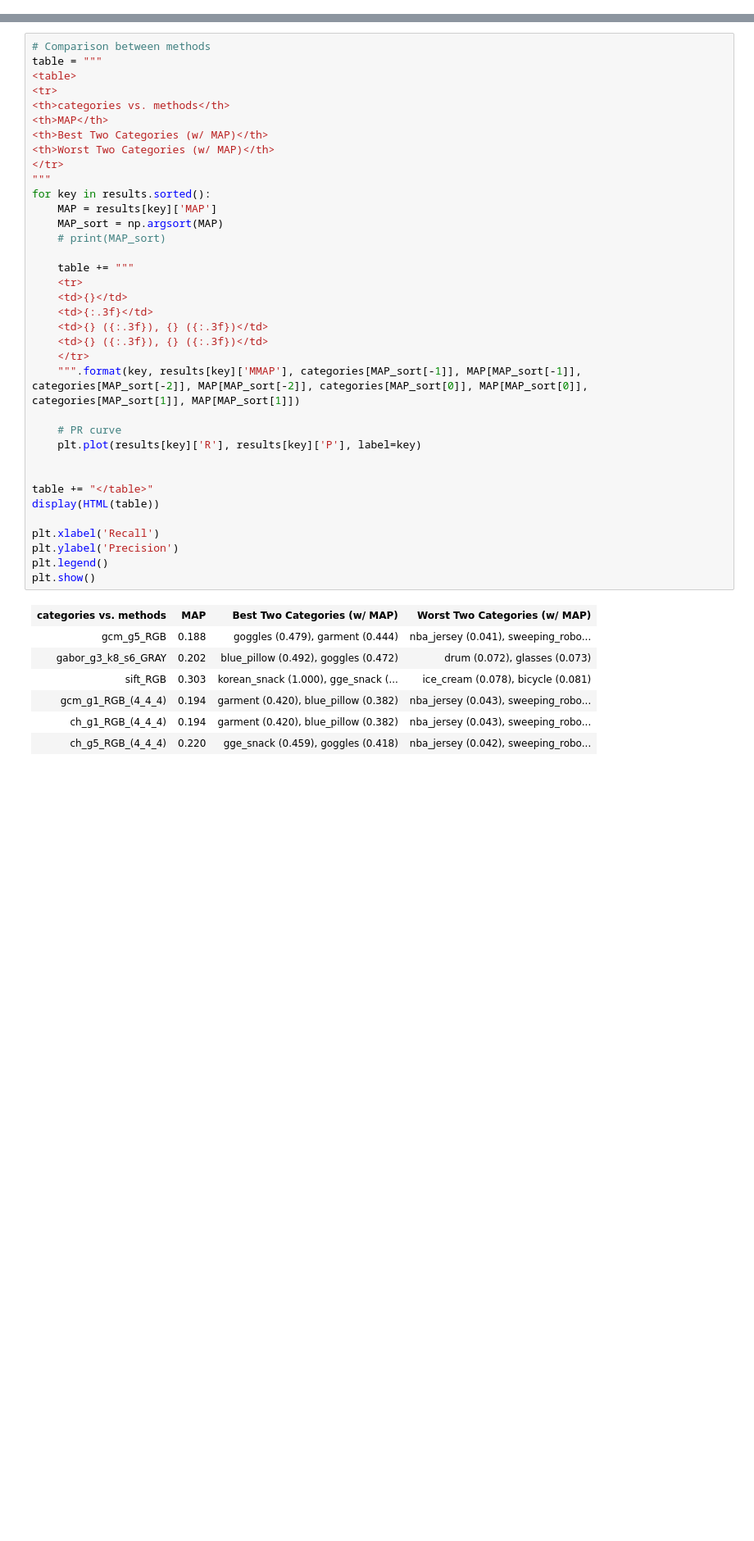
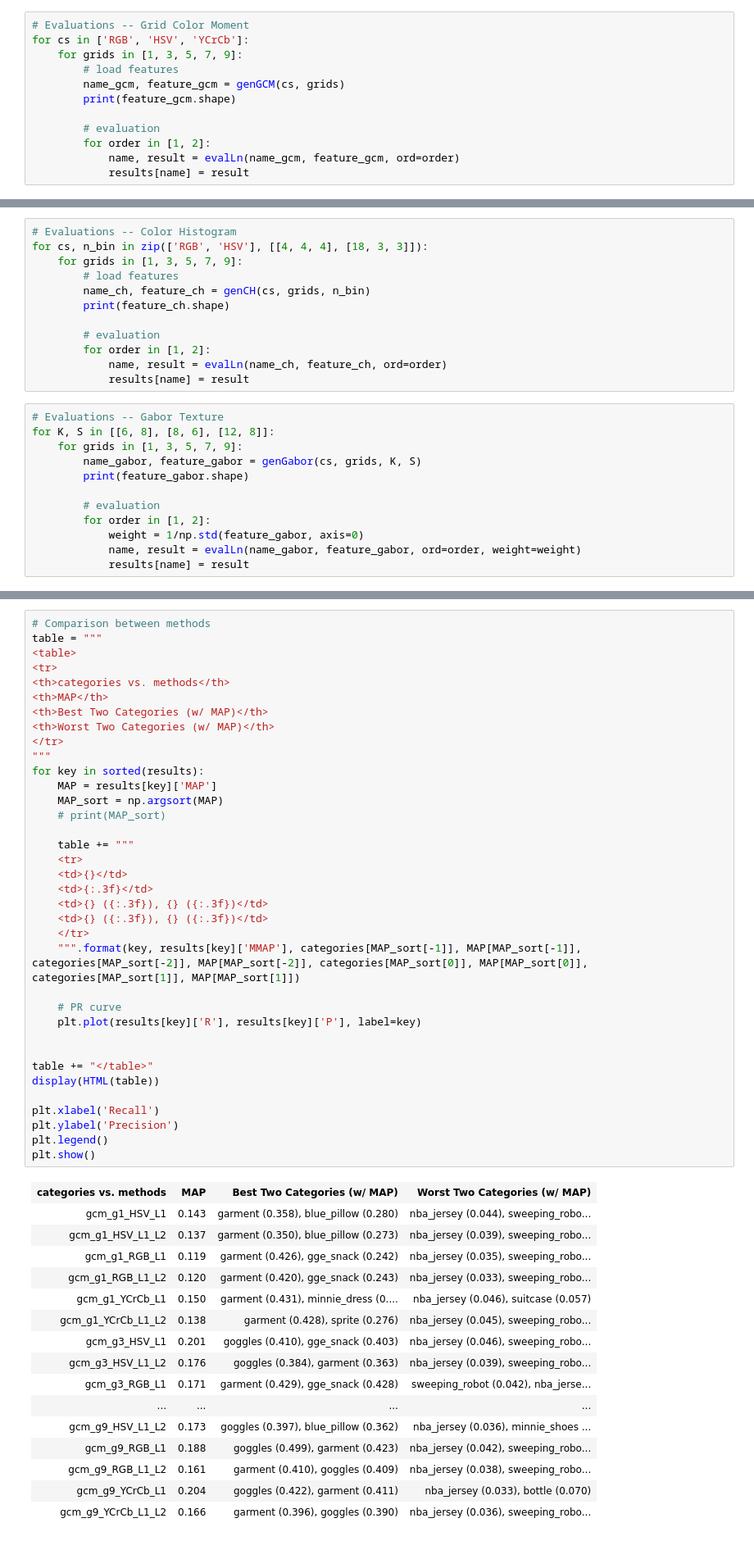
Before and after one commit to y4cj4sul3/Cognitive_Computing_2020, a Jupyter notebook: hw2/hw2.ipynb, the cells around one changed output, grey strips where cells are left out. Shown at 82% size. Cells and saved outputs as stored; diff of their text form; blank space fills up the shorter version.

```diff
--- a/hw2/hw2.ipynb
+++ b/hw2/hw2.ipynb
@@ -461,0 +405,12 @@ gabor_g3_k8_s6_GRAY
+# %%
+# Evaluations -- Grid Color Moment
+for cs in ['RGB', 'HSV', 'YCrCb']:
+    for grids in [1, 3, 5, 7, 9]:
+        # load features
+        name_gcm, feature_gcm = genGCM(cs, grids)
+        print(feature_gcm.shape)
+
+        # evaluation
+        for order in [1, 2]:
+            name, result = evalLn(name_gcm, feature_gcm, ord=order)
+            results[name] = result
@@ -462,3 +435,27 @@ gabor_g3_k8_s6_GRAY
+# %%
+# Evaluations -- Color Histogram
+for cs, n_bin in zip(['RGB', 'HSV'], [[4, 4, 4], [18, 3, 3]]):
+    for grids in [1, 3, 5, 7, 9]:
+        # load features
+        name_ch, feature_ch = genCH(cs, grids, n_bin)
+        print(feature_ch.shape)
+
+        # evaluation
+        for order in [1, 2]:
+            name, result = evalLn(name_ch, feature_ch, ord=order)
+            results[name] = result
+# %%
+# Evaluations -- Gabor Texture
+for K, S in [[6, 8], [8, 6], [12, 8]]:
+    for grids in [1, 3, 5, 7, 9]:
+        name_gabor, feature_gabor = genGabor(cs, grids, K, S)
+        print(feature_gabor.shape)
+
+        # evaluation
+        for order in [1, 2]:
+            weight = 1/np.std(feature_gabor, axis=0)
+            name, result = evalLn(name_gabor, feature_gabor, ord=order, weight=weight)
+            results[name] = result
 # %%
 # Evaluations -- SIFT
 matcher = cv2.BFMatcher()
@@ -539,37 +536,46 @@ table = """
 <th>Best Two Categories (w/ MAP)</th>
 <th>Worst Two Categories (w/ MAP)</th>
 </tr>
 """
-for key in results.sorted():
+for key in sorted(results):
     MAP = results[key]['MAP']
     MAP_sort = np.argsort(MAP)
     # print(MAP_sort)
 
     table += """
     <tr>
     <td>{}</td>
     <td>{:.3f}</td>
     <td>{} ({:.3f}), {} ({:.3f})</td>
     <td>{} ({:.3f}), {} ({:.3f})</td>
     </tr>
     """.format(key, results[key]['MMAP'], categories[MAP_sort[-1]], MAP[MAP_sort[-1]], categories[MAP_sort[-2]], MAP[MAP_sort[-2]], categories[MAP_sort[0]], MAP[MAP_sort[0]], categories[MAP_sort[1]], MAP[MAP_sort[1]])
 
     # PR curve
     plt.plot(results[key]['R'], results[key]['P'], label=key)
 
 
 table += "</table>"
 display(HTML(table))
 
 plt.xlabel('Recall')
 plt.ylabel('Precision')
 plt.legend()
 plt.show()
 # %% [output]
 | categories vs. methods | MAP | Best Two Categories (w/ MAP) | Worst Two Categories (w/ MAP) |
-| gcm_g5_RGB | 0.188 | goggles (0.479), garment (0.444) | nba_jersey (0.041), sweeping_robo... |
-| gabor_g3_k8_s6_GRAY | 0.202 | blue_pillow (0.492), goggles (0.472) | drum (0.072), glasses (0.073) |
-| sift_RGB | 0.303 | korean_snack (1.000), gge_snack (... | ice_cream (0.078), bicycle (0.081) |
-| gcm_g1_RGB_(4_4_4) | 0.194 | garment (0.420), blue_pillow (0.382) | nba_jersey (0.043), sweeping_robo... |
-| ch_g1_RGB_(4_4_4) | 0.194 | garment (0.420), blue_pillow (0.382) | nba_jersey (0.043), sweeping_robo... |
-| ch_g5_RGB_(4_4_4) | 0.220 | gge_snack (0.459), goggles (0.418) | nba_jersey (0.042), sweeping_robo... |
+| gcm_g1_HSV_L1 | 0.143 | garment (0.358), blue_pillow (0.280) | nba_jersey (0.044), sweeping_robo... |
+| gcm_g1_HSV_L1_L2 | 0.137 | garment (0.350), blue_pillow (0.273) | nba_jersey (0.039), sweeping_robo... |
+| gcm_g1_RGB_L1 | 0.119 | garment (0.426), gge_snack (0.242) | nba_jersey (0.035), sweeping_robo... |
+| gcm_g1_RGB_L1_L2 | 0.120 | garment (0.420), gge_snack (0.243) | nba_jersey (0.033), sweeping_robo... |
+| gcm_g1_YCrCb_L1 | 0.150 | garment (0.431), minnie_dress (0.... | nba_jersey (0.046), suitcase (0.057) |
+| gcm_g1_YCrCb_L1_L2 | 0.138 | garment (0.428), sprite (0.276) | nba_jersey (0.045), sweeping_robo... |
+| gcm_g3_HSV_L1 | 0.201 | goggles (0.410), gge_snack (0.403) | nba_jersey (0.046), sweeping_robo... |
+| gcm_g3_HSV_L1_L2 | 0.176 | goggles (0.384), garment (0.363) | nba_jersey (0.039), sweeping_robo... |
+| gcm_g3_RGB_L1 | 0.171 | garment (0.429), gge_snack (0.428) | sweeping_robot (0.042), nba_jerse... |
+| ... | ... | ... | ... |
+| gcm_g9_HSV_L1_L2 | 0.173 | goggles (0.397), blue_pillow (0.362) | nba_jersey (0.036), minnie_shoes ... |
+| gcm_g9_RGB_L1 | 0.188 | goggles (0.499), garment (0.423) | nba_jersey (0.042), sweeping_robo... |
+| gcm_g9_RGB_L1_L2 | 0.161 | garment (0.410), goggles (0.409) | nba_jersey (0.038), sweeping_robo... |
+| gcm_g9_YCrCb_L1 | 0.204 | goggles (0.422), garment (0.411) | nba_jersey (0.033), bottle (0.070) |
+| gcm_g9_YCrCb_L1_L2 | 0.166 | garment (0.396), goggles (0.390) | nba_jersey (0.036), sweeping_robo... |
```
Also changed, not shown: parts of 18 cells of this notebook, 1 other file.
